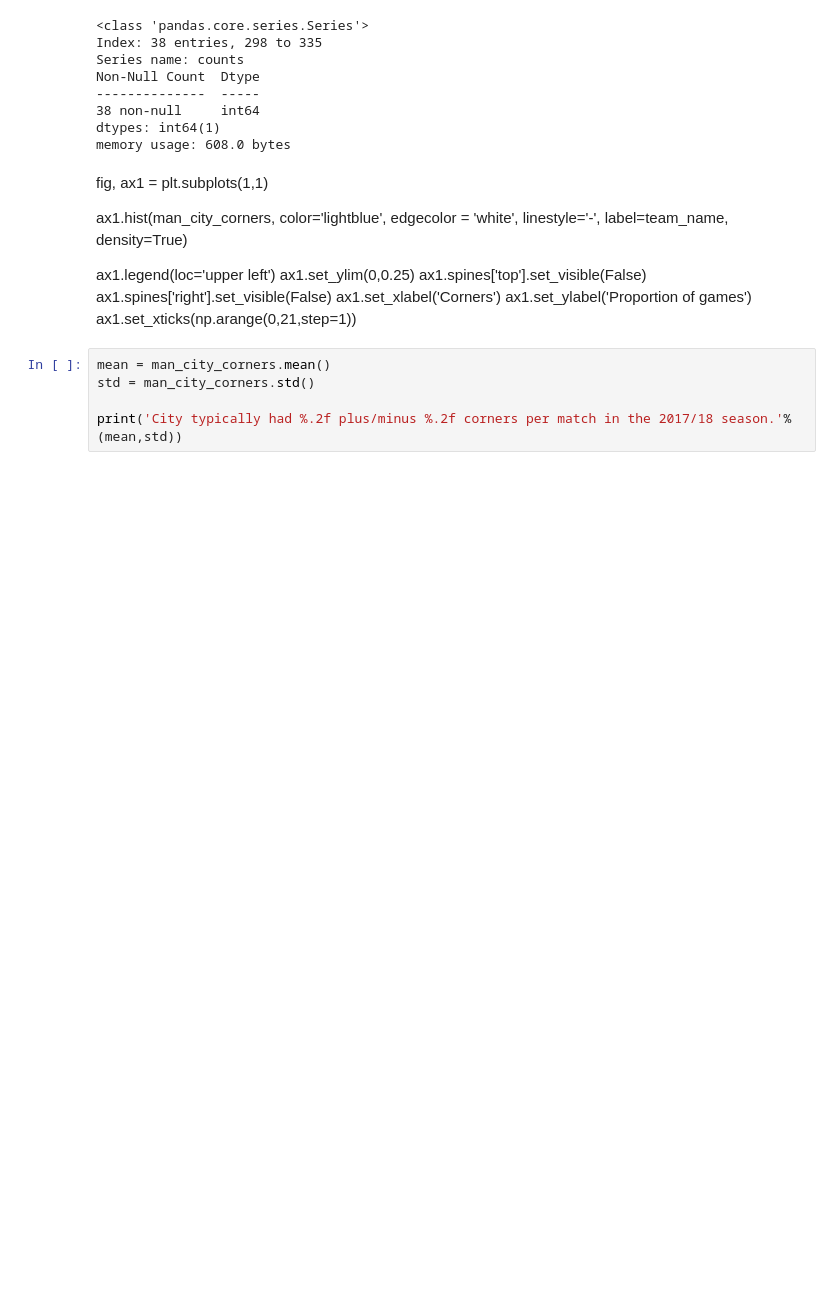
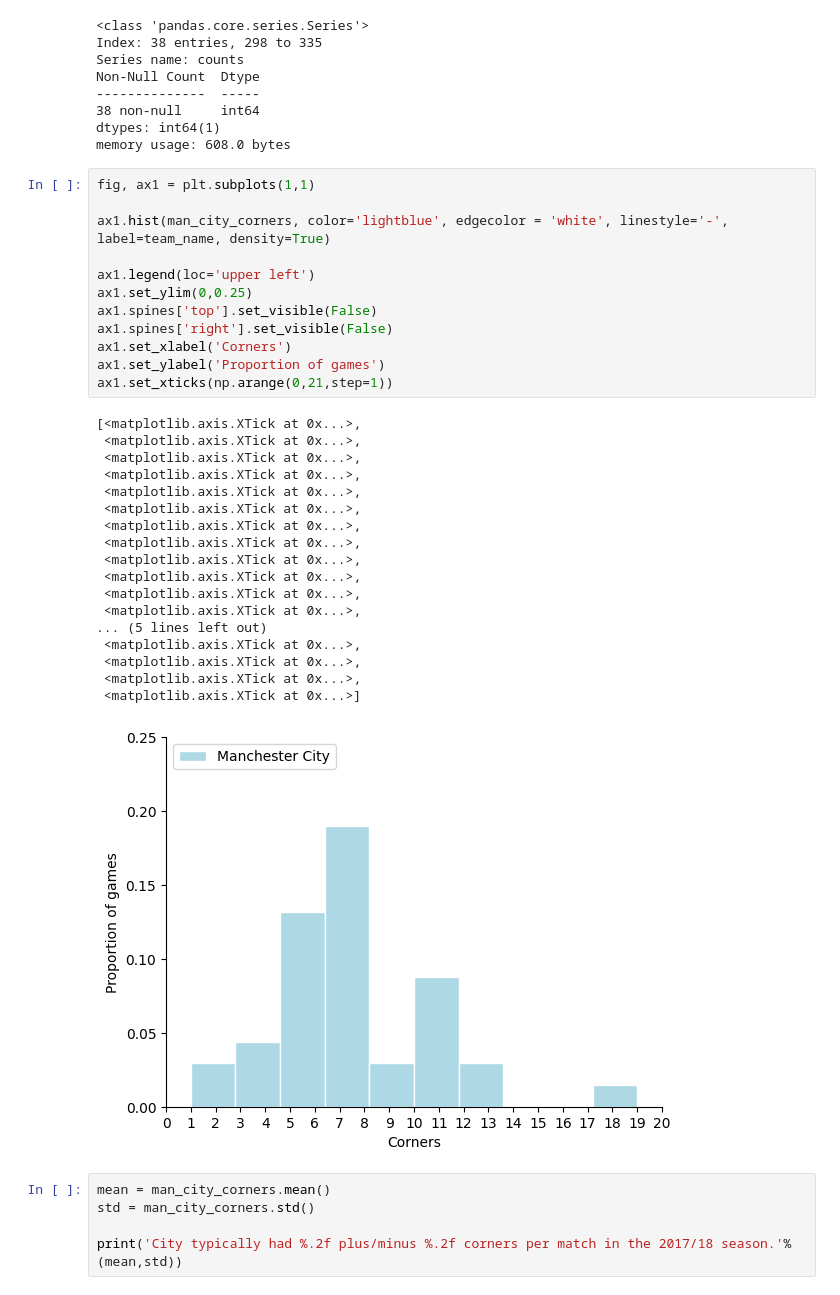
Before and after one commit to ameyaranadee/soccermatics-course, a Jupyter notebook: module0/t-test.ipynb, the cells around one changed output. Saved outputs shown, nothing was run; the diff lists cells and outputs as text; blank space fills up the shorter version.

```diff
--- a/module0/t-test.ipynb
+++ b/module0/t-test.ipynb
@@ -236,18 +218,37 @@ Non-Null Count  Dtype
 38 non-null     int64
 dtypes: int64(1)
 memory usage: 608.0 bytes
-# %% [markdown]
-fig, ax1 = plt.subplots(1,1)
-
-ax1.hist(man_city_corners, color='lightblue', edgecolor = 'white', linestyle='-', label=team_name, density=True)
-
-ax1.legend(loc='upper left')
-ax1.set_ylim(0,0.25)
-ax1.spines['top'].set_visible(False)
-ax1.spines['right'].set_visible(False)
-ax1.set_xlabel('Corners')
-ax1.set_ylabel('Proportion of games')
-ax1.set_xticks(np.arange(0,21,step=1))
+# %%
+fig, ax1 = plt.subplots(1,1)
+
+ax1.hist(man_city_corners, color='lightblue', edgecolor = 'white', linestyle='-', label=team_name, density=True)
+
+ax1.legend(loc='upper left')
+ax1.set_ylim(0,0.25)
+ax1.spines['top'].set_visible(False)
+ax1.spines['right'].set_visible(False)
+ax1.set_xlabel('Corners')
+ax1.set_ylabel('Proportion of games')
+ax1.set_xticks(np.arange(0,21,step=1))
+# %% [output]
+[<matplotlib.axis.XTick at 0x...>,
+ <matplotlib.axis.XTick at 0x...>,
+ <matplotlib.axis.XTick at 0x...>,
+ <matplotlib.axis.XTick at 0x...>,
+ <matplotlib.axis.XTick at 0x...>,
+ <matplotlib.axis.XTick at 0x...>,
+ <matplotlib.axis.XTick at 0x...>,
+ <matplotlib.axis.XTick at 0x...>,
+ <matplotlib.axis.XTick at 0x...>,
+ <matplotlib.axis.XTick at 0x...>,
+ <matplotlib.axis.XTick at 0x...>,
+ <matplotlib.axis.XTick at 0x...>,
+... (5 lines left out)
+ <matplotlib.axis.XTick at 0x...>,
+ <matplotlib.axis.XTick at 0x...>,
+ <matplotlib.axis.XTick at 0x...>,
+ <matplotlib.axis.XTick at 0x...>]
+[figure, added]
 # %%
 mean = man_city_corners.mean()
 std = man_city_corners.std()
```
Also changed, not shown: parts of 1 cell of this notebook.
